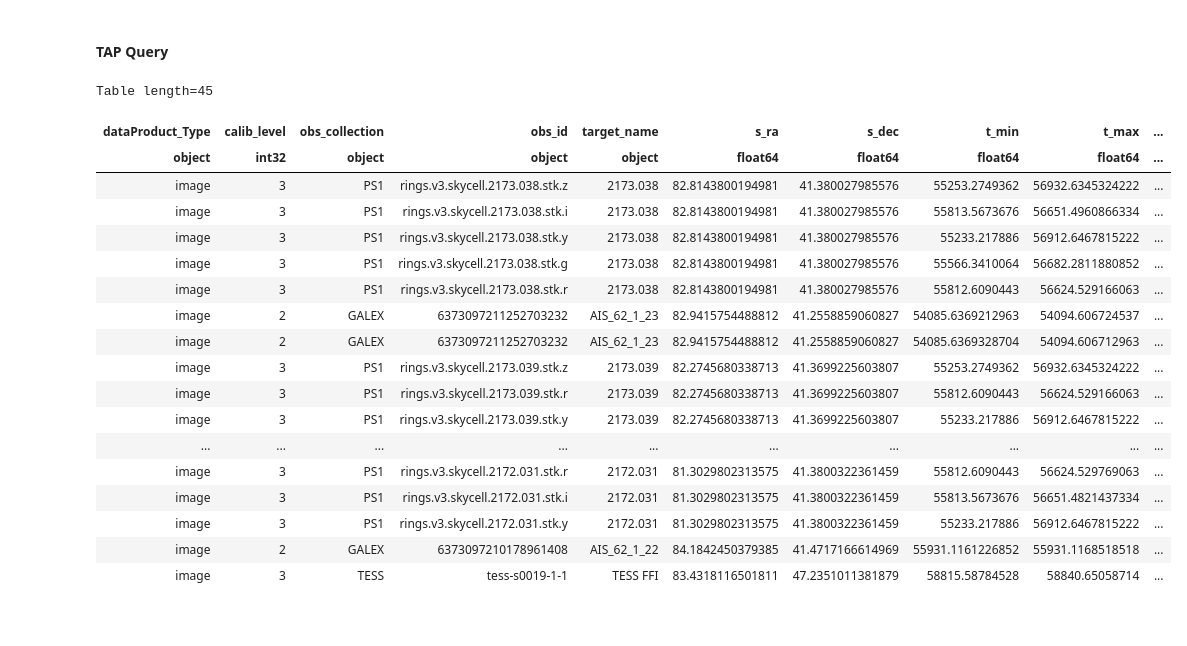
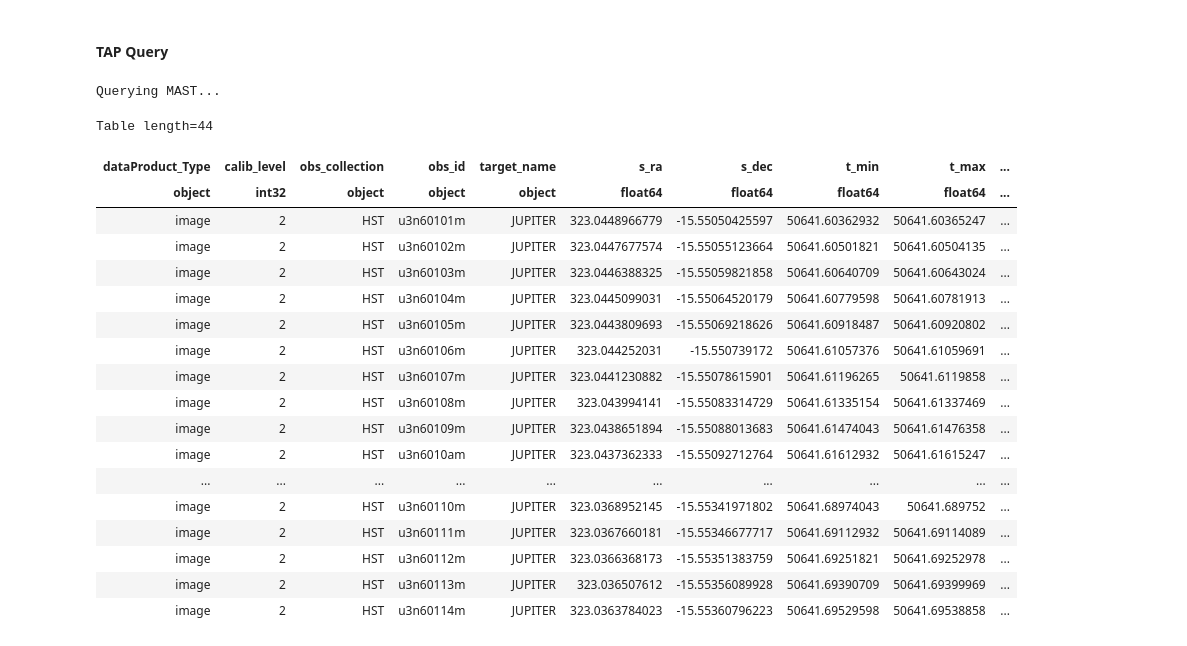
Before and after one commit to dr-rodriguez/MovingMast, a Jupyter notebook: Moving_Targets_Basic_Workflow.ipynb, the cells around one changed output. Drawn from its saved outputs; the diff is of its cells as text; code cells hidden in the pictures.

Commit message:
updating mast_tap with clean_up_results; minor updates to plotting and polygon; updating with real example of HST Jupiter data

```diff
--- a/Moving_Targets_Basic_Workflow.ipynb
+++ b/Moving_Targets_Basic_Workflow.ipynb
@@ -11,2 +13,15 @@ import mast_tap
+# %%
+# 599 Luisa (A906 HF)
+# obj_name = '599'
+# id_type = 'smallbody'
+# times = {'start':'2010-01-01', 'stop':'2010-01-10', 'step':'1d'}
+
+# Jupiter Barycenter
+obj_name = '5'
+id_type='majorbody'
+# times={'start': '2019-04-01', 'stop': '2019-04-10', 'step': '1d'} # WFC3
+times = {'start': '1997-07-10', 'stop': '1997-07-15', 'step': '12h'} # WFPC2
+
+location = None # Geocentric default
 # %% [markdown]
 #### Get the ephemerides as an astropy table
@@ -31,0 +28,4 @@ Table masked=True length=10
+# %%
+eph = target.get_path(obj_name, id_type=id_type, times=times)
+
+eph
@@ -53,30 +69,31 @@ Loading BokehJS ...
 # %%
 start_time = min(eph['datetime_jd']) - 2400000.5
 end_time = max(eph['datetime_jd']) - 2400000.5
 
-results = mast_tap.run_tap_query(polygon, start_time=None, end_time=None, maxrec=100)
+# If no start/end time supplied, any observation in that footprint would be matched
+# results = mast_tap.run_tap_query(polygon, start_time=None, end_time=None, maxrec=100)
 
-# This isn't a real observation so not including start/end times yet
-# results = mast_tap.run_tap_query(polygon, start_time=start_time, end_time=end_time, maxrec=100)
+results = mast_tap.run_tap_query(polygon, start_time=start_time, end_time=end_time, maxrec=100)
 
 results
 # %% [output]
-Table length=45
+Querying MAST...
+Table length=44
 | dataProduct_Type | calib_level | obs_collection | obs_id | target_name | s_ra | s_dec | t_min | t_max | ... |
 | object | int32 | object | object | object | float64 | float64 | float64 | float64 | ... |
-| image | 3 | PS1 | rings.v3.skycell.2173.038.stk.z | 2173.038 | 82.8143800194981 | 41.380027985576 | 55253.2749362 | 56932.6345324222 | ... |
-| image | 3 | PS1 | rings.v3.skycell.2173.038.stk.i | 2173.038 | 82.8143800194981 | 41.380027985576 | 55813.5673676 | 56651.4960866334 | ... |
-| image | 3 | PS1 | rings.v3.skycell.2173.038.stk.y | 2173.038 | 82.8143800194981 | 41.380027985576 | 55233.217886 | 56912.6467815222 | ... |
-| image | 3 | PS1 | rings.v3.skycell.2173.038.stk.g | 2173.038 | 82.8143800194981 | 41.380027985576 | 55566.3410064 | 56682.2811880852 | ... |
-| image | 3 | PS1 | rings.v3.skycell.2173.038.stk.r | 2173.038 | 82.8143800194981 | 41.380027985576 | 55812.6090443 | 56624.529166063 | ... |
-| image | 2 | GALEX | 6373097211252703232 | AIS_62_1_23 | 82.9415754488812 | 41.2558859060827 | 54085.6369212963 | 54094.606724537 | ... |
-| image | 2 | GALEX | 6373097211252703232 | AIS_62_1_23 | 82.9415754488812 | 41.2558859060827 | 54085.6369328704 | 54094.606712963 | ... |
-| image | 3 | PS1 | rings.v3.skycell.2173.039.stk.z | 2173.039 | 82.2745680338713 | 41.3699225603807 | 55253.2749362 | 56932.6345324222 | ... |
-| image | 3 | PS1 | rings.v3.skycell.2173.039.stk.r | 2173.039 | 82.2745680338713 | 41.3699225603807 | 55812.6090443 | 56624.529166063 | ... |
-| image | 3 | PS1 | rings.v3.skycell.2173.039.stk.y | 2173.039 | 82.2745680338713 | 41.3699225603807 | 55233.217886 | 56912.6467815222 | ... |
+| image | 2 | HST | u3n60101m | JUPITER | 323.0448966779 | -15.55050425597 | 50641.60362932 | 50641.60365247 | ... |
+| image | 2 | HST | u3n60102m | JUPITER | 323.0447677574 | -15.55055123664 | 50641.60501821 | 50641.60504135 | ... |
+| image | 2 | HST | u3n60103m | JUPITER | 323.0446388325 | -15.55059821858 | 50641.60640709 | 50641.60643024 | ... |
+| image | 2 | HST | u3n60104m | JUPITER | 323.0445099031 | -15.55064520179 | 50641.60779598 | 50641.60781913 | ... |
+| image | 2 | HST | u3n60105m | JUPITER | 323.0443809693 | -15.55069218626 | 50641.60918487 | 50641.60920802 | ... |
+| image | 2 | HST | u3n60106m | JUPITER | 323.044252031 | -15.550739172 | 50641.61057376 | 50641.61059691 | ... |
+| image | 2 | HST | u3n60107m | JUPITER | 323.0441230882 | -15.55078615901 | 50641.61196265 | 50641.6119858 | ... |
+| image | 2 | HST | u3n60108m | JUPITER | 323.043994141 | -15.55083314729 | 50641.61335154 | 50641.61337469 | ... |
+| image | 2 | HST | u3n60109m | JUPITER | 323.0438651894 | -15.55088013683 | 50641.61474043 | 50641.61476358 | ... |
+| image | 2 | HST | u3n6010am | JUPITER | 323.0437362333 | -15.55092712764 | 50641.61612932 | 50641.61615247 | ... |
 | ... | ... | ... | ... | ... | ... | ... | ... | ... | ... |
-| image | 3 | PS1 | rings.v3.skycell.2172.031.stk.r | 2172.031 | 81.3029802313575 | 41.3800322361459 | 55812.6090443 | 56624.529769063 | ... |
-| image | 3 | PS1 | rings.v3.skycell.2172.031.stk.i | 2172.031 | 81.3029802313575 | 41.3800322361459 | 55813.5673676 | 56651.4821437334 | ... |
-| image | 3 | PS1 | rings.v3.skycell.2172.031.stk.y | 2172.031 | 81.3029802313575 | 41.3800322361459 | 55233.217886 | 56912.6467815222 | ... |
-| image | 2 | GALEX | 6373097210178961408 | AIS_62_1_22 | 84.1842450379385 | 41.4717166614969 | 55931.1161226852 | 55931.1168518518 | ... |
-| image | 3 | TESS | tess-s0019-1-1 | TESS FFI | 83.4318116501811 | 47.2351011381879 | 58815.58784528 | 58840.65058714 | ... |
+| image | 2 | HST | u3n60110m | JUPITER | 323.0368952145 | -15.55341971802 | 50641.68974043 | 50641.689752 | ... |
+| image | 2 | HST | u3n60111m | JUPITER | 323.0367660181 | -15.55346677717 | 50641.69112932 | 50641.69114089 | ... |
+| image | 2 | HST | u3n60112m | JUPITER | 323.0366368173 | -15.55351383759 | 50641.69251821 | 50641.69252978 | ... |
+| image | 2 | HST | u3n60113m | JUPITER | 323.036507612 | -15.55356089928 | 50641.69390709 | 50641.69399969 | ... |
+| image | 2 | HST | u3n60114m | JUPITER | 323.0363784023 | -15.55360796223 | 50641.69529598 | 50641.69538858 | ... |
```
Also changed, not shown: parts of 7 cells of this notebook, 4 other files.
